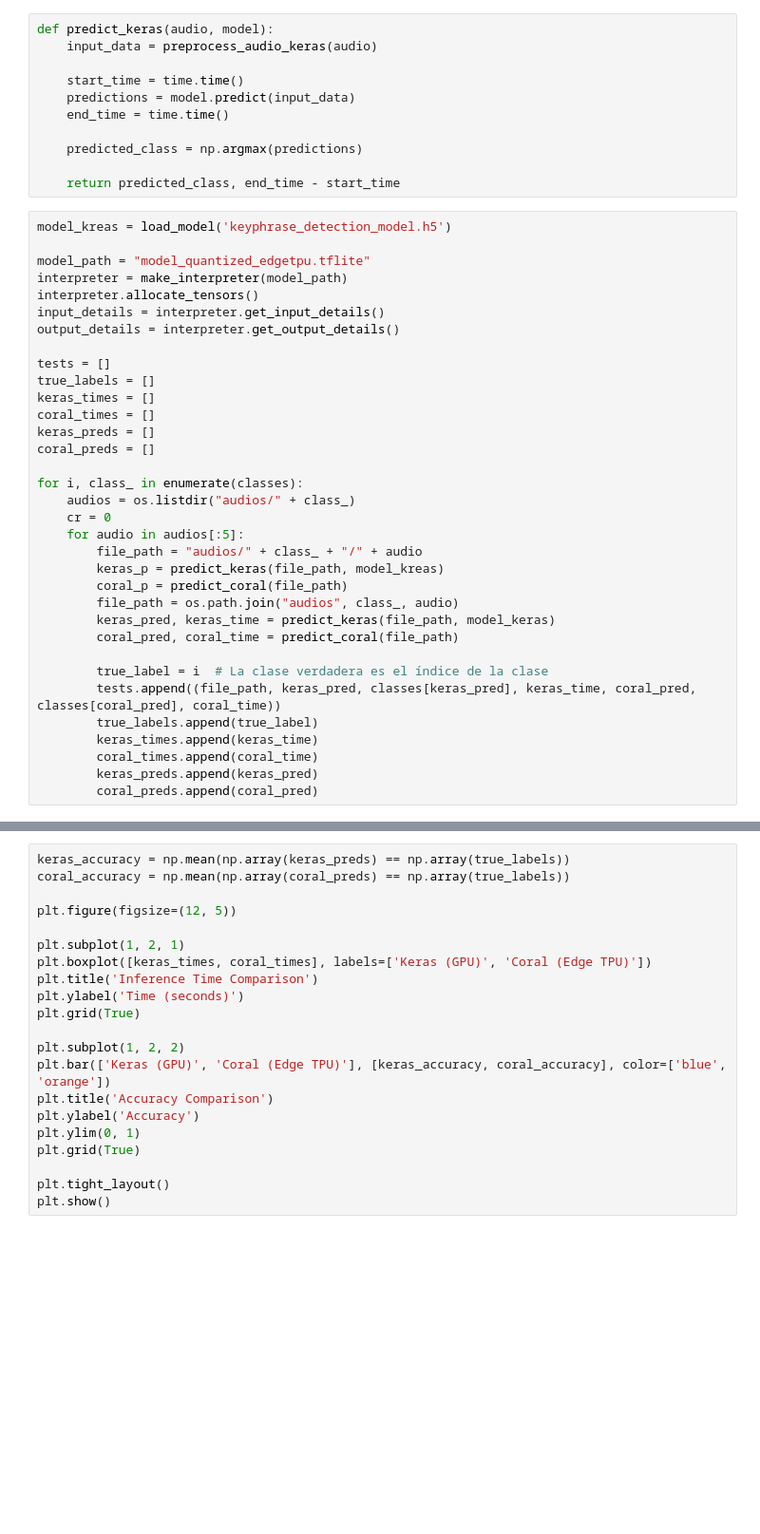
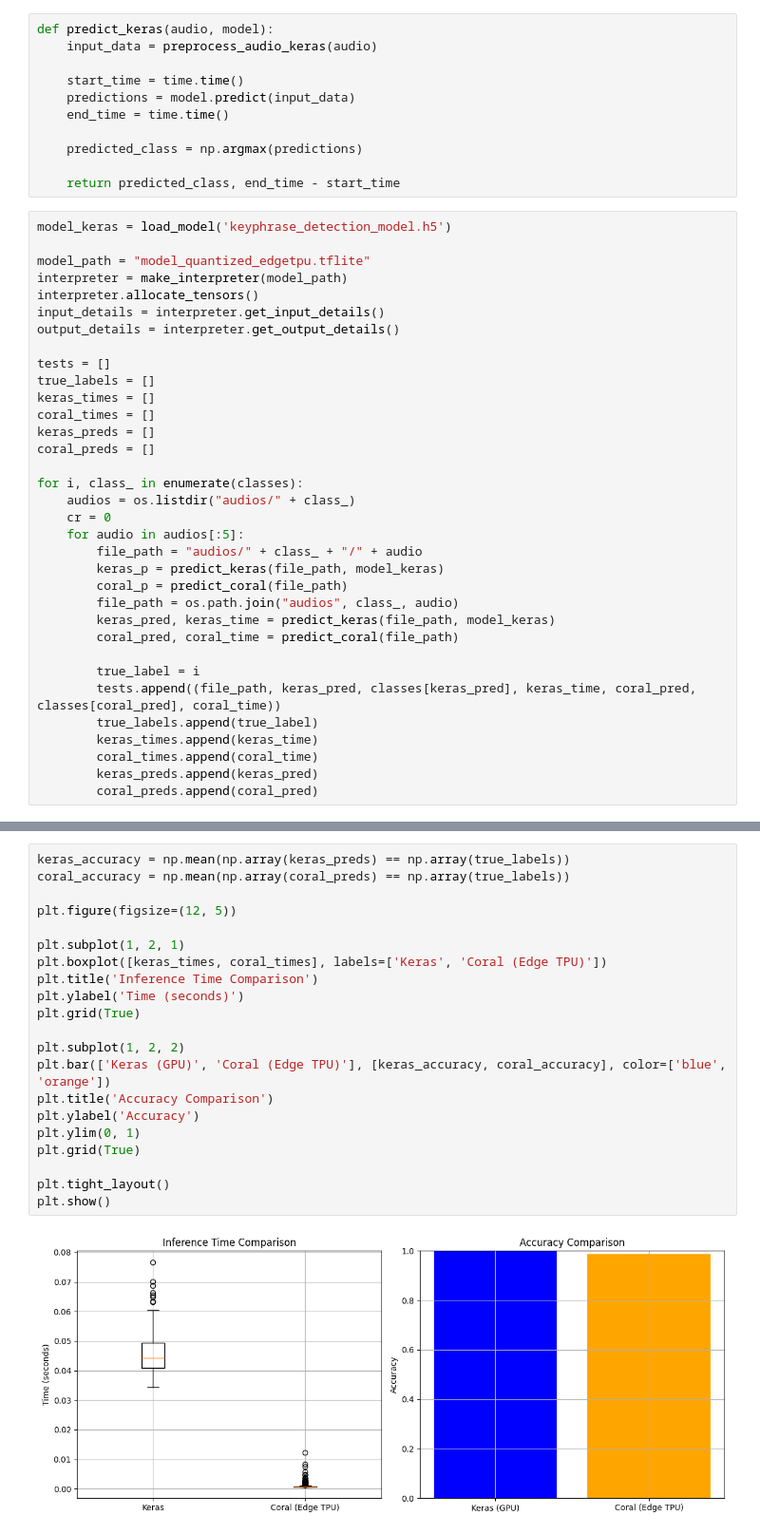
Before and after one commit to GalerasdotNET/google_speech_commands_coral_quantization, a Jupyter notebook: compare_models.ipynb, the cells around one changed output, grey strips where cells are left out. Shown: that part at 95% size. Cells and saved outputs as stored; diff of their text form; blank space fills up the shorter version.

```diff
--- a/compare_models.ipynb
+++ b/compare_models.ipynb
@@ -73,7 +73,7 @@ def predict_keras(audio, model):
 
     return predicted_class, end_time - start_time
 # %%
-model_kreas = load_model('keyphrase_detection_model.h5')
+model_keras = load_model('keyphrase_detection_model.h5')
 
 model_path = "model_quantized_edgetpu.tflite"
 interpreter = make_interpreter(model_path)
@@ -93,13 +93,13 @@ for i, class_ in enumerate(classes):
     cr = 0
     for audio in audios[:5]:
         file_path = "audios/" + class_ + "/" + audio
-        keras_p = predict_keras(file_path, model_kreas)
+        keras_p = predict_keras(file_path, model_keras)
         coral_p = predict_coral(file_path)
         file_path = os.path.join("audios", class_, audio)
         keras_pred, keras_time = predict_keras(file_path, model_keras)
         coral_pred, coral_time = predict_coral(file_path)
 
-        true_label = i  # La clase verdadera es el índice de la clase
+        true_label = i
         tests.append((file_path, keras_pred, classes[keras_pred], keras_time, coral_pred, classes[coral_pred], coral_time))
         true_labels.append(true_label)
         keras_times.append(keras_time)
@@ -112,21 +149,23 @@ for test in tests:
 # %%
 keras_accuracy = np.mean(np.array(keras_preds) == np.array(true_labels))
 coral_accuracy = np.mean(np.array(coral_preds) == np.array(true_labels))
 
 plt.figure(figsize=(12, 5))
 
 plt.subplot(1, 2, 1)
-plt.boxplot([keras_times, coral_times], labels=['Keras (GPU)', 'Coral (Edge TPU)'])
+plt.boxplot([keras_times, coral_times], labels=['Keras', 'Coral (Edge TPU)'])
 plt.title('Inference Time Comparison')
 plt.ylabel('Time (seconds)')
 plt.grid(True)
 
 plt.subplot(1, 2, 2)
 plt.bar(['Keras (GPU)', 'Coral (Edge TPU)'], [keras_accuracy, coral_accuracy], color=['blue', 'orange'])
 plt.title('Accuracy Comparison')
 plt.ylabel('Accuracy')
 plt.ylim(0, 1)
 plt.grid(True)
 
 plt.tight_layout()
 plt.show()
+# %% [output]
+[figure, added]
```
Also changed, not shown: parts of 2 cells of this notebook, 3 other files.
